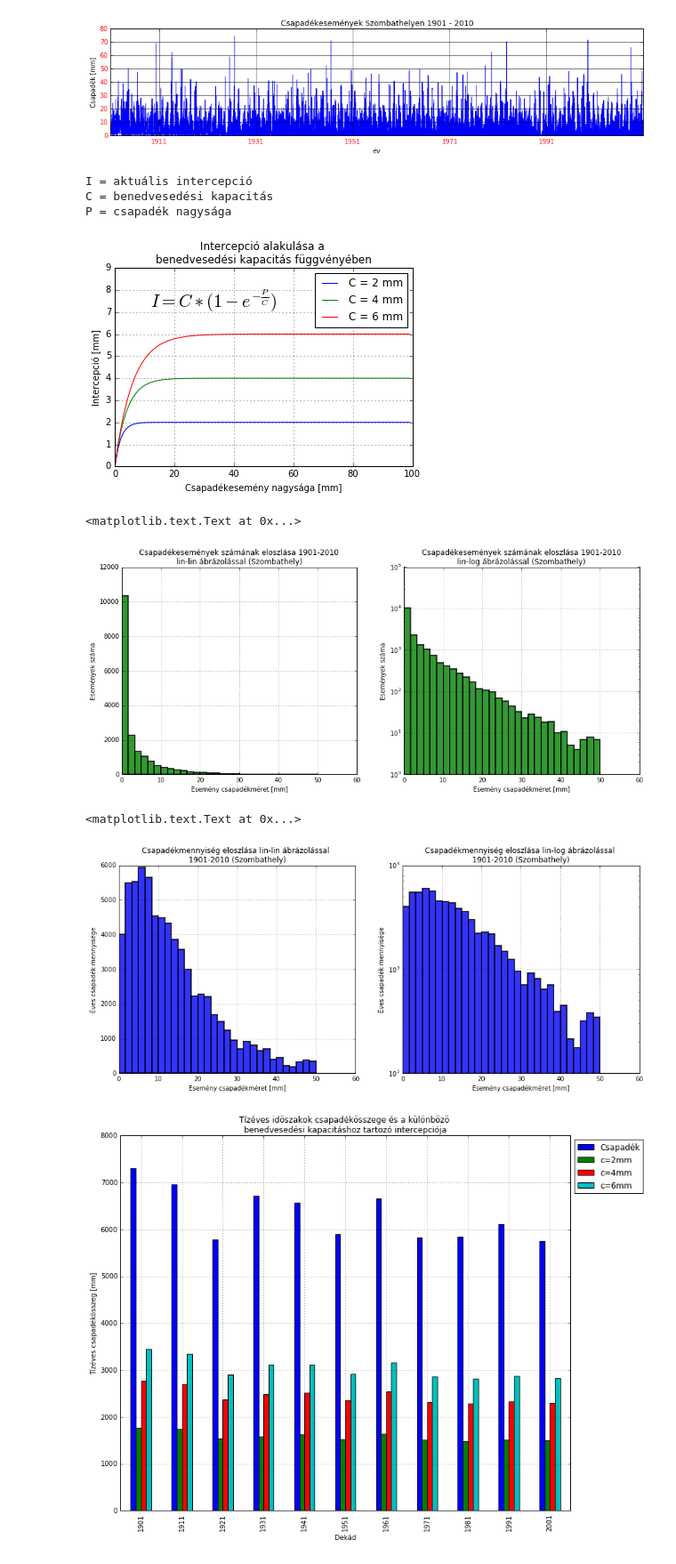
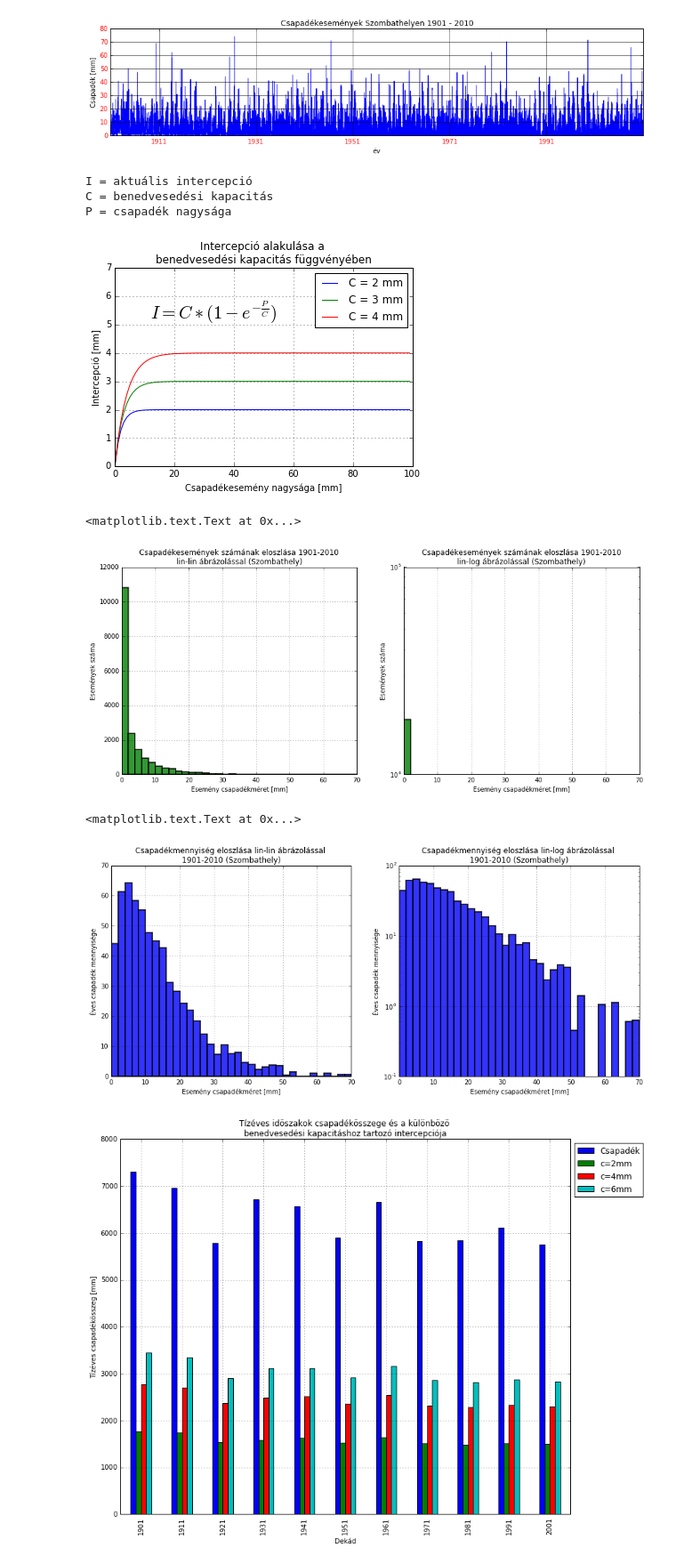
Before and after one commit to jsheperd/forest_water, a Jupyter notebook: interception.ipynb, the cells around one changed output. Shown at 89% size. Drawn from its saved outputs; the diff is of its cells as text; code cells hidden in the pictures.

Commit message:
Fine tuning charts

```diff
--- a/interception.ipynb
+++ b/interception.ipynb
@@ -59,19 +59,19 @@ def makeInterceptor(capacity):
 
 p = range(0, 100, 1)
 c2 = map(makeInterceptor(2.0), p)
+c3 = map(makeInterceptor(3.0), p)
 c4 = map(makeInterceptor(4.0), p)
-c6 = map(makeInterceptor(6.0), p)
 
-df = pd.DataFrame({'P': p, 'C2': c2, 'C4': c4, 'C6': c6})
+df = pd.DataFrame({'P': p, 'C2': c2, 'C3': c3, 'C4': c4})
 #df['C'] = df['P'].apply(p10)
 plt.plot(df['P'], df['C2'], label="C = 2 mm")
+plt.plot(df['P'], df['C3'], label="C = 3 mm")
 plt.plot(df['P'], df['C4'], label="C = 4 mm")
-plt.plot(df['P'], df['C6'], label="C = 6 mm")
 plt.legend()
 plt.xlabel(u'Csapadékesemény nagysága [mm]')
 plt.ylabel(u'Intercepció [mm]')
-plt.gca().set_ylim([0,9])
-plt.gca().annotate(r'$I = C*( 1 - e^{- \frac{P}{C}})$', xy=(12, 7.2), fontsize=20)
+plt.gca().set_ylim([0,7])
+plt.gca().annotate(r'$I = C*( 1 - e^{- \frac{P}{C}})$', xy=(12, 5.2), fontsize=20)
 plt.grid(True)
 plt.title(u'Intercepció alakulása a \nbenedvesedési kapacitás függvényében')
 print u'I = aktuális intercepció'
@@ -81,12 +81,12 @@ print u'P = csapadék nagysága'
 I = aktuális intercepció
 C = benedvesedési kapacitás
 P = csapadék nagysága
-[figure, old version]
+[figure, new version]
 # %%
 # Csapadékesemények száma
 fig, ax = plt.subplots(figsize=(15,6))
 plt.subplot(121)
-plt.hist(x=szo_daily['d_rs'], bins=30, range=[0, 50], color='green', alpha=0.8, lw=2)
+plt.hist(x=szo_daily['d_rs'], bins=35, range=[0, 70], color='green', alpha=0.8, lw=2)
 plt.title(u'Csapadékesemények számának eloszlása 1901-2010\nlin-lin ábrázolással (Szombathely)')
 plt.ylabel(u'Események száma')
 plt.xlabel(u'Esemény csapadékméret [mm]')
@@ -108,7 +108,7 @@ for label in ticklabels:
 
 plt.subplot(122)
 plt.yscale('log')
-plt.hist(x=szo_daily['d_rs'], bins=30, range=[0, 50], color='green', alpha=0.8, lw=2)
+plt.hist(x=szo_daily['d_rs'], bins=35, range=[0, 70], color='green', alpha=0.8, lw=2)
 plt.grid(True)
 ticklines = ax.get_xticklines() + ax.get_yticklines()
 gridlines = ax.get_xgridlines() + ax.get_ygridlines()
@@ -130,13 +130,13 @@ plt.ylabel(u'Események száma')
 plt.xlabel(u'Esemény csapadékméret [mm]')
 # %% [output]
 <matplotlib.text.Text at 0x...>
-[figure, old version]
+[figure, new version]
 # %%
 # Csapadékesemények mennyiségi összegzése
 fig, ax = plt.subplots(figsize=(15,6))
 plt.subplot(121)
-plt.hist(x=szo_daily['d_rs'], bins=30, range=[0, 50], color='blue',
-         alpha=0.8, lw=2, weights=szo_daily['d_rs'])
+plt.hist(x=szo_daily['d_rs'], bins=35, range=[0, 70], color='blue',
+         alpha=0.8, lw=2, weights=szo_daily['d_rs']/110.0)
 plt.grid(True)
 ticklines = ax.get_xticklines() + ax.get_yticklines()
 gridlines = ax.get_xgridlines() + ax.get_ygridlines()
@@ -152,36 +152,36 @@ for label in ticklabels:
     label.set_color('r')
     label.set_fontsize('medium')
 
 
 plt.title(u'Csapadékmennyiség eloszlása lin-lin ábrázolással \n1901-2010 (Szombathely)')
 plt.ylabel(u'Éves csapadék mennyisége')
 plt.xlabel(u'Esemény csapadékméret [mm]')
 plt.subplot(122)
 plt.yscale('log')
 
-plt.hist(x=szo_daily['d_rs'], bins=30, range=[0, 50], color='blue',
-         alpha=0.8, lw=2, weights=szo_daily['d_rs'])
+plt.hist(x=szo_daily['d_rs'], bins=35, range=[0, 70], color='blue',
+         alpha=0.8, lw=2, weights=szo_daily['d_rs']/110.0)
 plt.grid(True)
 ticklines = ax.get_xticklines() + ax.get_yticklines()
 gridlines = ax.get_xgridlines() + ax.get_ygridlines()
 ticklabels = ax.get_xticklabels() + ax.get_yticklabels()
 
 for line in ticklines:
     line.set_linewidth(3)
 
 for line in gridlines:
     line.set_linestyle('-')
 
 for label in ticklabels:
     label.set_color('r')
     label.set_fontsize('medium')
 
 plt.title(u'Csapadékmennyiség eloszlása lin-log ábrázolással \n1901-2010 (Szombathely)')
 plt.ylabel(u'Éves csapadék mennyisége')
 plt.xlabel(u'Esemény csapadékméret [mm]')
 # %% [output]
 <matplotlib.text.Text at 0x...>
-[figure, old version]
+[figure, new version]
 # %%
 # intercepciós veszteség számítása eseményenként
 szo_daily['c2'] = map(makeInterceptor(2.0), szo_daily['d_rs'])
```
